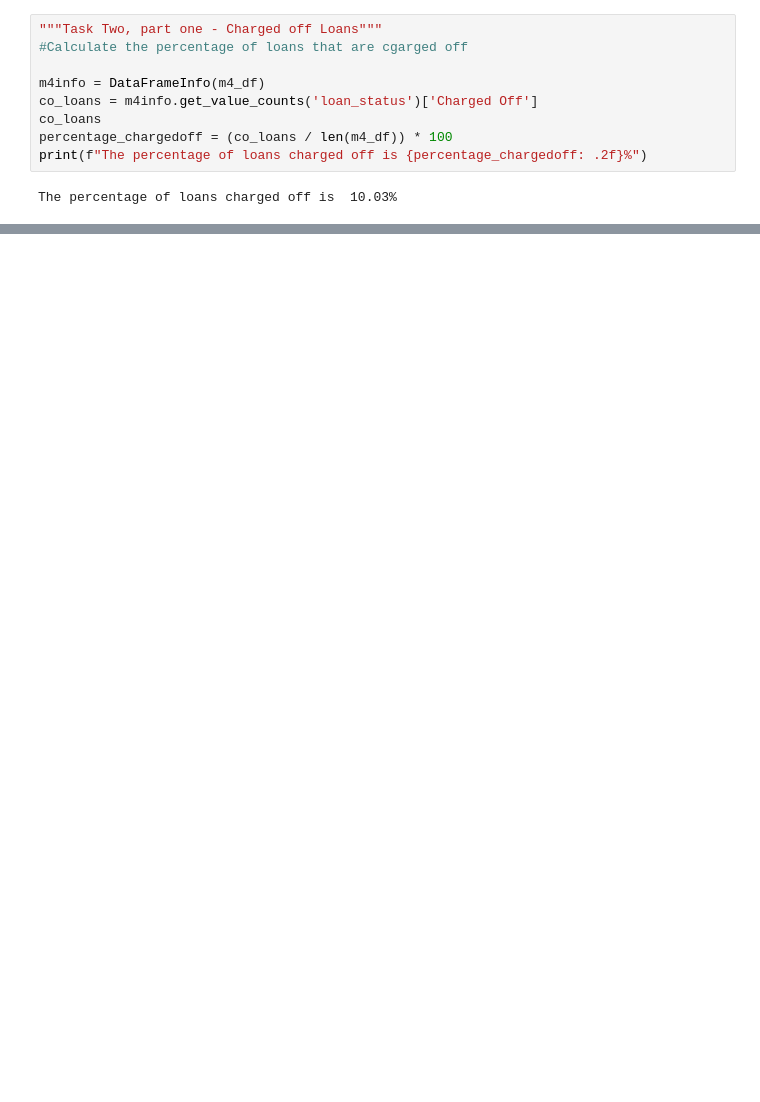
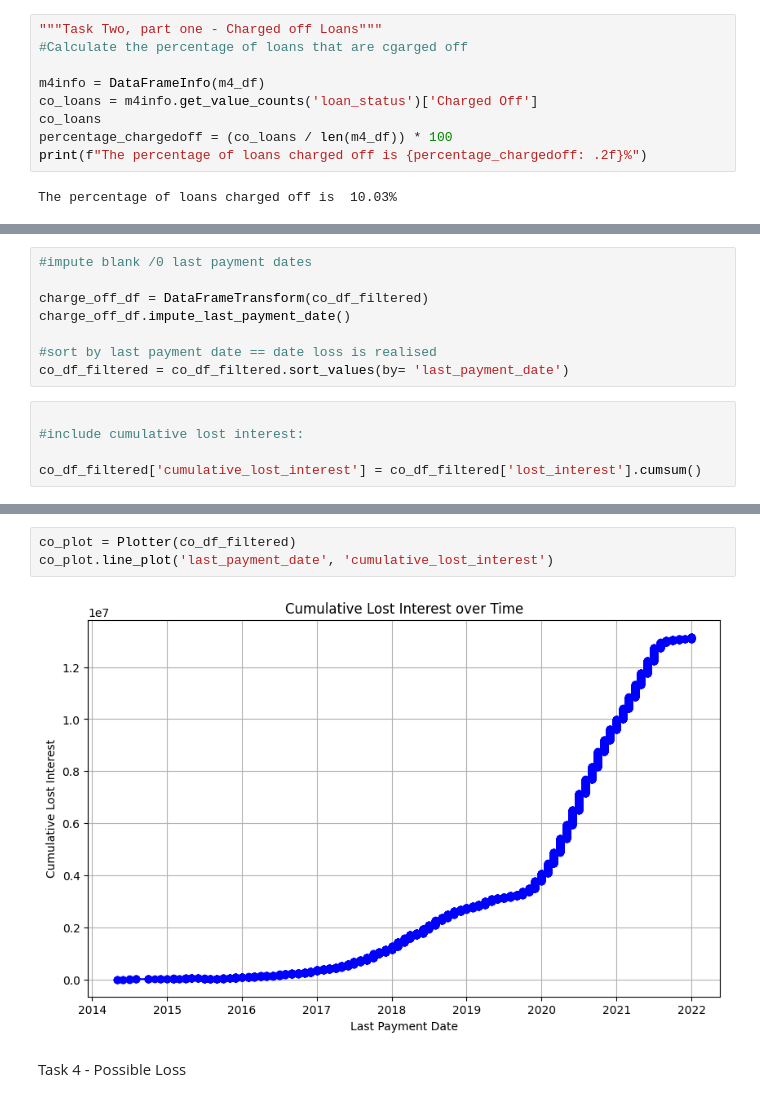
Before and after one commit to tgcoughlin/exploratory-data-analysis---customer-loans-in-finance597, a Jupyter notebook: db.ipynb, the cells around one changed output, grey strips where cells are left out. Cells and saved outputs as stored; diff of their text form; blank space fills up the shorter version.

```diff
--- a/db.ipynb
+++ b/db.ipynb
@@ -809,0 +816,13 @@ Therefore the loss on these loans is £ 25312504
+# %%
+#impute blank /0 last payment dates
+
+charge_off_df = DataFrameTransform(co_df_filtered)
+charge_off_df.impute_last_payment_date()
+
+#sort by last payment date == date loss is realised
+co_df_filtered = co_df_filtered.sort_values(by= 'last_payment_date')
+# %%
+
+#include cumulative lost interest:
+
+co_df_filtered['cumulative_lost_interest'] = co_df_filtered['lost_interest'].cumsum()
@@ -809,0 +845,7 @@ Therefore the loss on these loans is £ 25312504
+# %%
+co_plot = Plotter(co_df_filtered)
+co_plot.line_plot('last_payment_date', 'cumulative_lost_interest')
+# %% [output]
+[figure, added]
+# %% [markdown]
+Task 4 - Possible Loss
```
Also changed, not shown: parts of 15 cells of this notebook.
